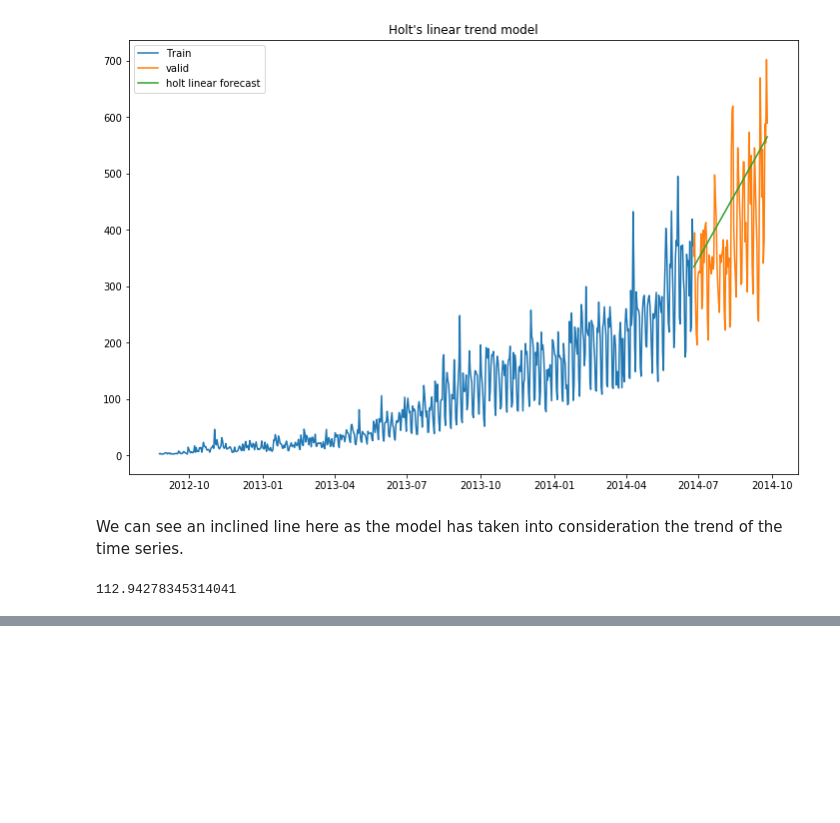
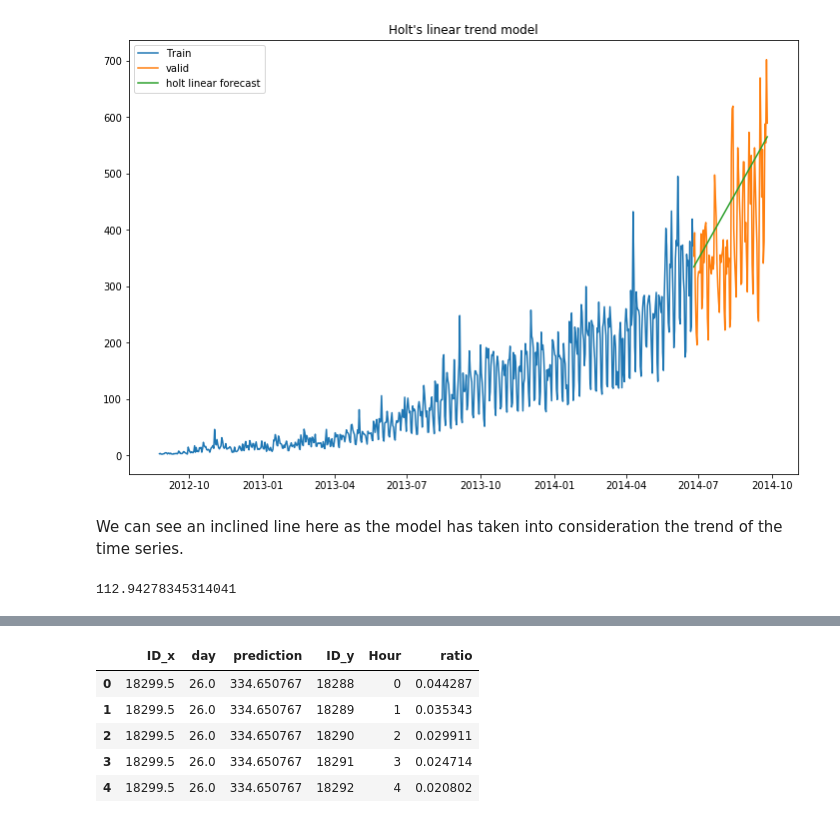
Before and after one commit to SwatiModi/time-series-analysis-JetRail, a Jupyter notebook: Analysis.ipynb, the cells around one changed output, grey strips where cells are left out. Saved outputs shown, nothing was run; the diff lists cells and outputs as text; code cells hidden in the pictures; blank space fills up the shorter version.

```diff
--- a/Analysis.ipynb
+++ b/Analysis.ipynb
@@ -474,0 +529,9 @@ rmse
+# %%
+prediction.head()
+# %% [output]
+|  | ID_x | day | prediction | ID_y | Hour | ratio |
+| 0 | 18299.5 | 26.0 | 334.650767 | 18288 | 0 | 0.044287 |
+| 1 | 18299.5 | 26.0 | 334.650767 | 18289 | 1 | 0.035343 |
+| 2 | 18299.5 | 26.0 | 334.650767 | 18290 | 2 | 0.029911 |
+| 3 | 18299.5 | 26.0 | 334.650767 | 18291 | 3 | 0.024714 |
+| 4 | 18299.5 | 26.0 | 334.650767 | 18292 | 4 | 0.020802 |
```
Also changed, not shown: parts of 18 cells of this notebook, 2 other files.
